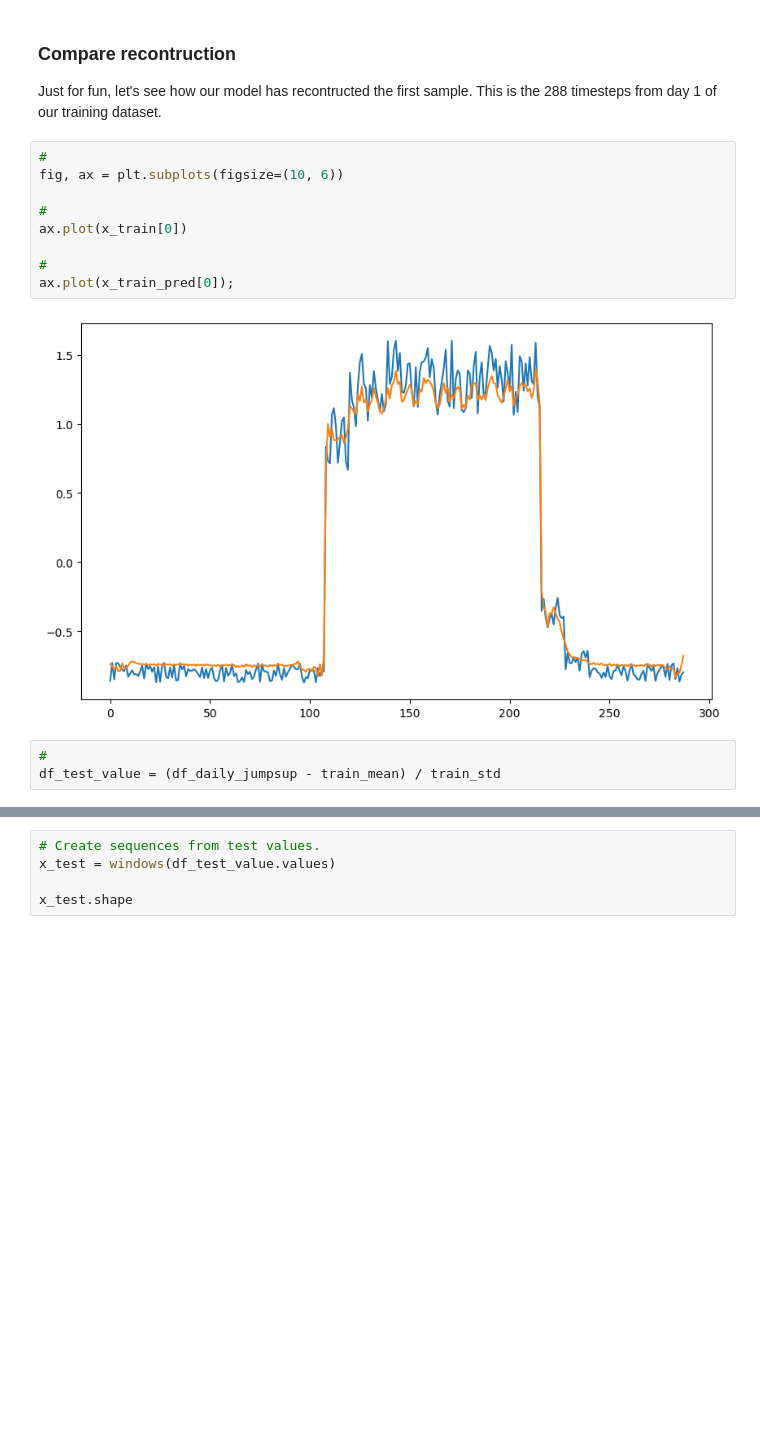
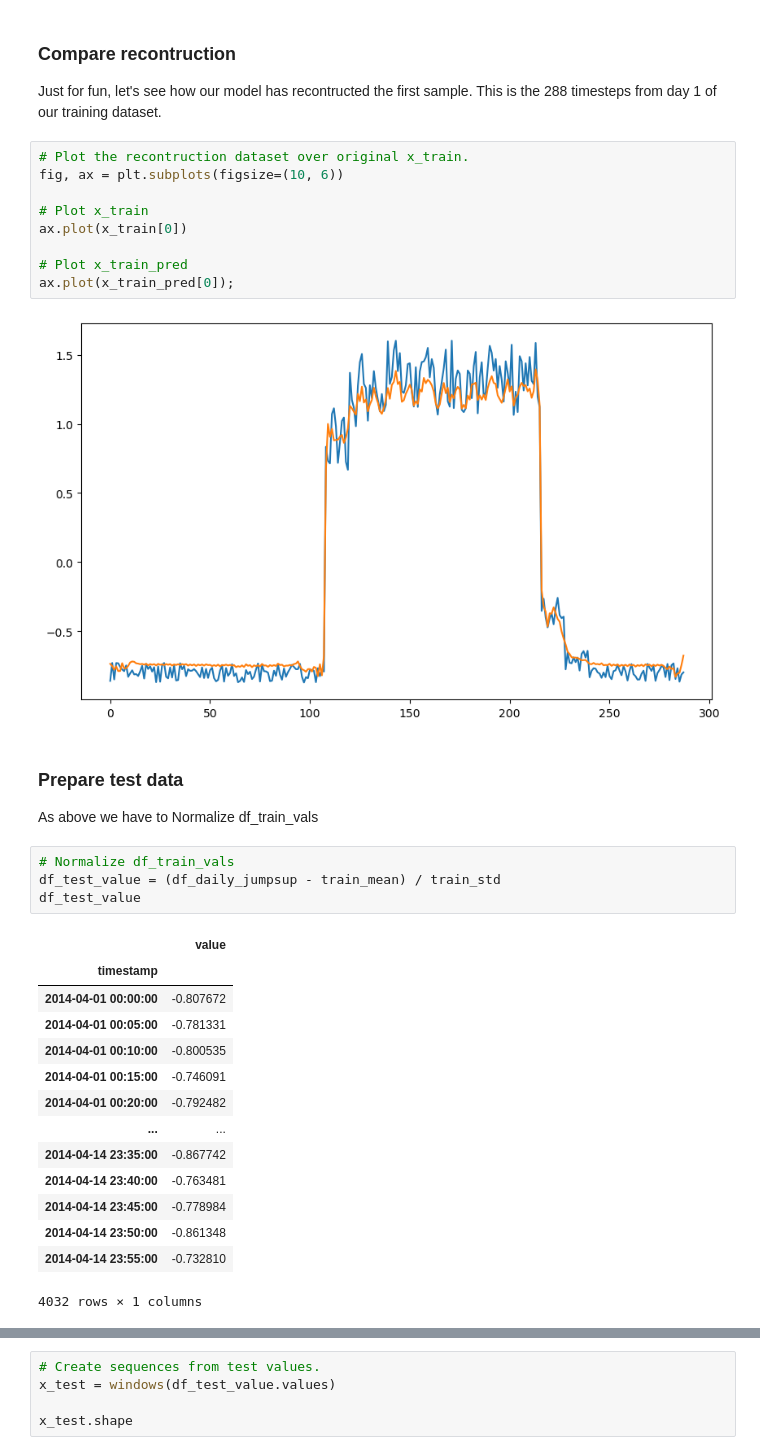
Before and after one commit to DPR-droid/2022_09_Machine_Learning_and_Statistics, a Jupyter notebook: Anomaly_detection_V06.ipynb, the cells around one changed output, grey strips where cells are left out. Cells and saved outputs as stored; diff of their text form; blank space fills up the shorter version.

```diff
--- a/Anomaly_detection_V06.ipynb
+++ b/Anomaly_detection_V06.ipynb
@@ -945,16 +926,36 @@ threshold
 Just for fun, let's see how our model has recontructed the first sample.
 This is the 288 timesteps from day 1 of our training dataset.
 # %%
-#
+# Plot the recontruction dataset over original x_train.
 fig, ax = plt.subplots(figsize=(10, 6))
 
-#
+# Plot x_train
 ax.plot(x_train[0])
 
-#
+# Plot x_train_pred
 ax.plot(x_train_pred[0]);
 # %% [output]
 [figure]
+# %% [markdown]
+### Prepare test data
+
+As above we have to Normalize df_train_vals
 # %%
-#
+# Normalize df_train_vals
 df_test_value = (df_daily_jumpsup - train_mean) / train_std
+df_test_value
+# %% [output]
+|  | value |
+| timestamp |  |
+| 2014-04-01 00:00:00 | -0.807672 |
+| 2014-04-01 00:05:00 | -0.781331 |
+| 2014-04-01 00:10:00 | -0.800535 |
+| 2014-04-01 00:15:00 | -0.746091 |
+| 2014-04-01 00:20:00 | -0.792482 |
+| ... | ... |
+| 2014-04-14 23:35:00 | -0.867742 |
+| 2014-04-14 23:40:00 | -0.763481 |
+| 2014-04-14 23:45:00 | -0.778984 |
+| 2014-04-14 23:50:00 | -0.861348 |
+| 2014-04-14 23:55:00 | -0.732810 |
+4032 rows × 1 columns
```
Also changed, not shown: parts of 21 cells of this notebook, 1 other file.
